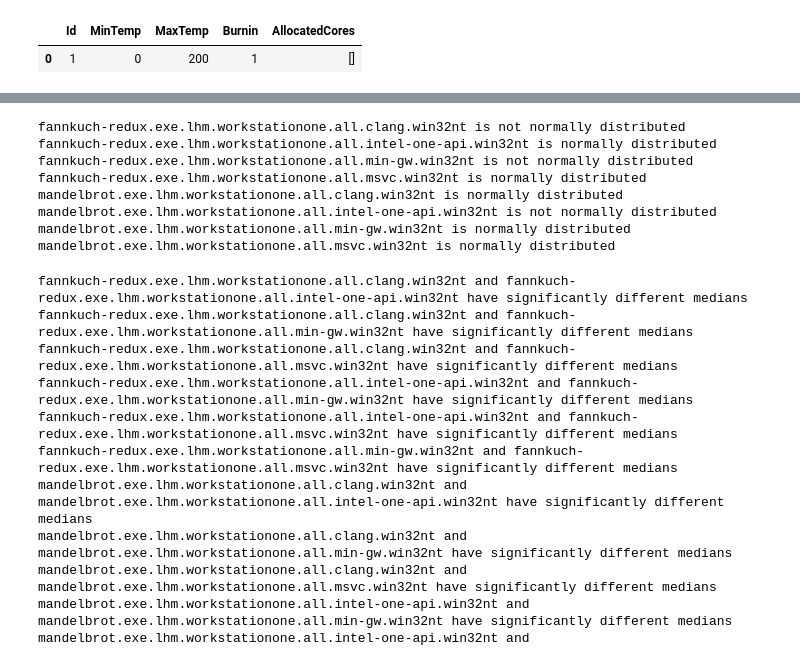
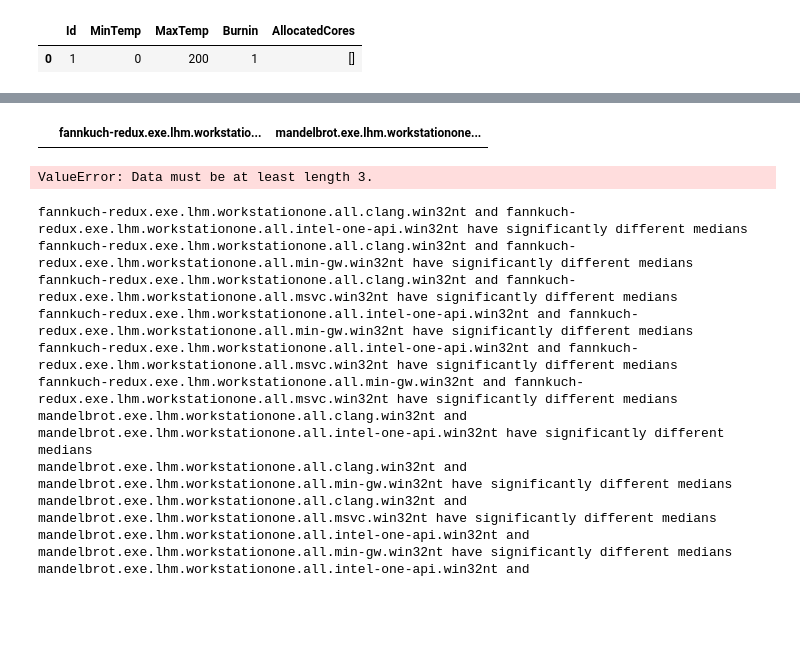
Before and after one commit to KuskIV/BDEnergy, a Jupyter notebook: analytics/StateMaster.ipynb, the cells around one changed output, grey strips where cells are left out. Drawn from its saved outputs; the diff is of its cells as text; code cells hidden in the pictures; blank space fills up the shorter version.

```diff
--- a/analytics/StateMaster.ipynb
+++ b/analytics/StateMaster.ipynb
@@ -18,8 +18,8 @@ Connected to MySQL Server version  8.0.31-23
 # %%
-measurements_used = 30
+measurements_used = 9
 energy_per_time = 1000
 # %%
-experiment_name = "same-cpp-multi-core-micro-benchmark-different-compiler"
+experiment_name = "same-one-api-compiler-different-measuring-instruments"
 experiment_number = 1
 
 used_dut_name = [
@@ -45,7 +45,7 @@ used_test_case_names = [
 used_test_case_names.sort()
 
 used_compilers = [
-    'clang', 'intel-one-api', 'min-gw', 'msvc'
+    'clang'#, 'intel-one-api', 'min-gw', 'msvc'
 ]
 
 used_compilers.sort()
@@ -350,6 +330,10 @@ cpu_dynamic_df = cpu_dynamic_df.reindex(columns=sorted(cpu_dynamic_df.columns))
 
 gpu_dynamic_df = pd.DataFrame(gpu_dynamic_energy_consumption)
 gpu_dynamic_df = gpu_dynamic_df.reindex(columns=sorted(gpu_dynamic_df.columns))
+# %%
+cpu_dynamic_df
+# %% [output]
+|  | fannkuch-redux.exe.lhm.workstatio... | mandelbrot.exe.lhm.workstationone... |
 # %%
 for col in cpu_dynamic_df.columns:
     stat, p = shapiro(cpu_dynamic_df[col])
@@ -361,14 +345,7 @@ for col in cpu_dynamic_df.columns:
     else:
         print(f'{col} is not normally distributed')
 # %% [output]
-fannkuch-redux.exe.lhm.workstationone.all.clang.win32nt is not normally distributed
-fannkuch-redux.exe.lhm.workstationone.all.intel-one-api.win32nt is normally distributed
-fannkuch-redux.exe.lhm.workstationone.all.min-gw.win32nt is not normally distributed
-fannkuch-redux.exe.lhm.workstationone.all.msvc.win32nt is normally distributed
-mandelbrot.exe.lhm.workstationone.all.clang.win32nt is normally distributed
-mandelbrot.exe.lhm.workstationone.all.intel-one-api.win32nt is not normally distributed
-mandelbrot.exe.lhm.workstationone.all.min-gw.win32nt is normally distributed
-mandelbrot.exe.lhm.workstationone.all.msvc.win32nt is normally distributed
+ValueError: Data must be at least length 3.
 # %%
 def Mann(dataFrame):
     for i, col1 in enumerate(dataFrame):
```
Also changed, not shown: parts of 8 cells of this notebook, 7 other files.
